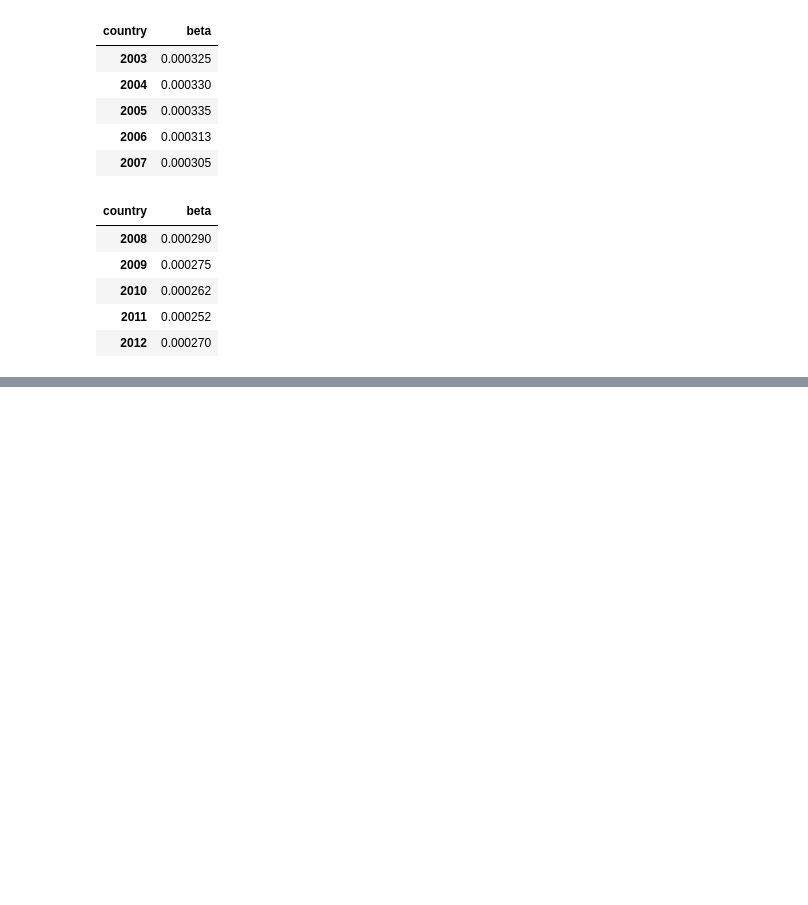
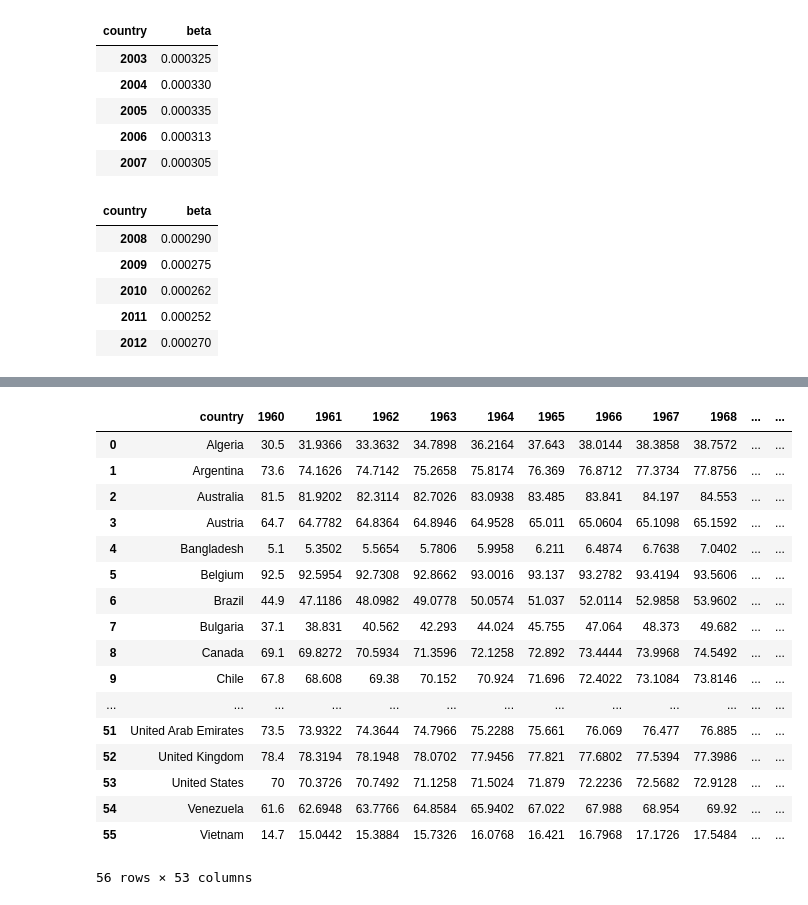
Before and after one commit to robinleoknauth/time_series_project, a Jupyter notebook: carbon_emissions_EDA.ipynb, the cells around one changed output, grey strips where cells are left out. Saved outputs shown, nothing was run; the diff lists cells and outputs as text; code cells hidden in the pictures; blank space fills up the shorter version.

```diff
--- a/carbon_emissions_EDA.ipynb
+++ b/carbon_emissions_EDA.ipynb
@@ -749,0 +802,4 @@ df_betas;
+# %%
+column_ints = list(map((lambda x: int(x)), column_floats))
+# %%
+new_column = ['country'] + column_ints
@@ -749,0 +808,29 @@ df_betas;
+# %%
+df_urban_clean.columns = new_column
+# %%
+'''
+filtering countries by countries that I also have co2 data for
+'''
+
+df_urban_com = df_urban_clean[df_urban_clean['country'].isin(df_co2_clean['country'])].reset_index().drop('index', 1)
+# %%
+df_urban_com
+# %% [output]
+|  | country | 1960 | 1961 | 1962 | 1963 | 1964 | 1965 | 1966 | 1967 | 1968 | ... | ... |
+| 0 | Algeria | 30.5 | 31.9366 | 33.3632 | 34.7898 | 36.2164 | 37.643 | 38.0144 | 38.3858 | 38.7572 | ... | ... |
+| 1 | Argentina | 73.6 | 74.1626 | 74.7142 | 75.2658 | 75.8174 | 76.369 | 76.8712 | 77.3734 | 77.8756 | ... | ... |
+| 2 | Australia | 81.5 | 81.9202 | 82.3114 | 82.7026 | 83.0938 | 83.485 | 83.841 | 84.197 | 84.553 | ... | ... |
+| 3 | Austria | 64.7 | 64.7782 | 64.8364 | 64.8946 | 64.9528 | 65.011 | 65.0604 | 65.1098 | 65.1592 | ... | ... |
+| 4 | Bangladesh | 5.1 | 5.3502 | 5.5654 | 5.7806 | 5.9958 | 6.211 | 6.4874 | 6.7638 | 7.0402 | ... | ... |
+| 5 | Belgium | 92.5 | 92.5954 | 92.7308 | 92.8662 | 93.0016 | 93.137 | 93.2782 | 93.4194 | 93.5606 | ... | ... |
+| 6 | Brazil | 44.9 | 47.1186 | 48.0982 | 49.0778 | 50.0574 | 51.037 | 52.0114 | 52.9858 | 53.9602 | ... | ... |
+| 7 | Bulgaria | 37.1 | 38.831 | 40.562 | 42.293 | 44.024 | 45.755 | 47.064 | 48.373 | 49.682 | ... | ... |
+| 8 | Canada | 69.1 | 69.8272 | 70.5934 | 71.3596 | 72.1258 | 72.892 | 73.4444 | 73.9968 | 74.5492 | ... | ... |
+| 9 | Chile | 67.8 | 68.608 | 69.38 | 70.152 | 70.924 | 71.696 | 72.4022 | 73.1084 | 73.8146 | ... | ... |
+| ... | ... | ... | ... | ... | ... | ... | ... | ... | ... | ... | ... | ... |
+| 51 | United Arab Emirates | 73.5 | 73.9322 | 74.3644 | 74.7966 | 75.2288 | 75.661 | 76.069 | 76.477 | 76.885 | ... | ... |
+| 52 | United Kingdom | 78.4 | 78.3194 | 78.1948 | 78.0702 | 77.9456 | 77.821 | 77.6802 | 77.5394 | 77.3986 | ... | ... |
+| 53 | United States | 70 | 70.3726 | 70.7492 | 71.1258 | 71.5024 | 71.879 | 72.2236 | 72.5682 | 72.9128 | ... | ... |
+| 54 | Venezuela | 61.6 | 62.6948 | 63.7766 | 64.8584 | 65.9402 | 67.022 | 67.988 | 68.954 | 69.92 | ... | ... |
+| 55 | Vietnam | 14.7 | 15.0442 | 15.3884 | 15.7326 | 16.0768 | 16.421 | 16.7968 | 17.1726 | 17.5484 | ... | ... |
+56 rows × 53 columns
```
Also changed, not shown: parts of 23 cells of this notebook, 5 other files.
